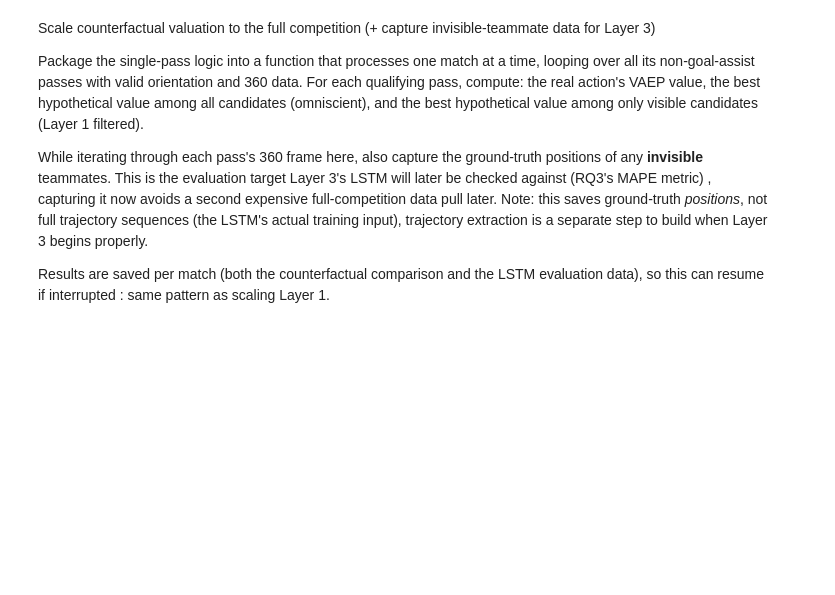
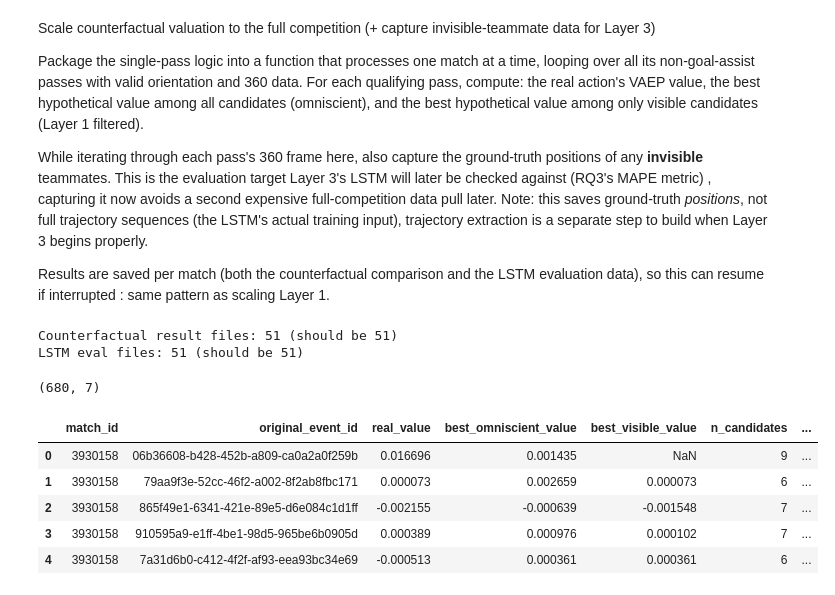
Before and after one commit to Raeesa12/perception-aware-passing-in-football, a Jupyter notebook: notebooks/setup_euro2024.ipynb, the cells around one changed output. Cells and saved outputs as stored; diff of their text form; code cells hidden in the pictures; blank space fills up the shorter version.

```diff
--- a/notebooks/setup_euro2024.ipynb
+++ b/notebooks/setup_euro2024.ipynb
@@ -887,3 +1154,26 @@ for i, mid in enumerate(all_matches_list):
         failed_cf_matches.append(mid)
 
 print(f"\nDone. {len(failed_cf_matches)} matches failed: {failed_cf_matches}")
+# %%
+import glob
+
+cf_files = glob.glob('../data/counterfactuals/cf_match_*.pkl')
+lstm_files = glob.glob('../data/lstm_eval/lstm_eval_match_*.pkl')
+
+print(f"Counterfactual result files: {len(cf_files)} (should be 51)")
+print(f"LSTM eval files: {len(lstm_files)} (should be 51)")
+# %% [output]
+Counterfactual result files: 51 (should be 51)
+LSTM eval files: 51 (should be 51)
+# %%
+test_load = pd.read_pickle(cf_files[0])
+print(test_load.shape)
+test_load.head()
+# %% [output]
+(680, 7)
+|  | match_id | original_event_id | real_value | best_omniscient_value | best_visible_value | n_candidates | ... |
+| 0 | 3930158 | 06b36608-b428-452b-a809-ca0a2a0f259b | 0.016696 | 0.001435 | NaN | 9 | ... |
+| 1 | 3930158 | 79aa9f3e-52cc-46f2-a002-8f2ab8fbc171 | 0.000073 | 0.002659 | 0.000073 | 6 | ... |
+| 2 | 3930158 | 865f49e1-6341-421e-89e5-d6e084c1d1ff | -0.002155 | -0.000639 | -0.001548 | 7 | ... |
+| 3 | 3930158 | 910595a9-e1ff-4be1-98d5-965be6b0905d | 0.000389 | 0.000976 | 0.000102 | 7 | ... |
+| 4 | 3930158 | 7a31d6b0-c412-4f2f-af93-eea93bc34e69 | -0.000513 | 0.000361 | 0.000361 | 6 | ... |
```
Also changed, not shown: parts of 38 cells of this notebook, 4 other files.
